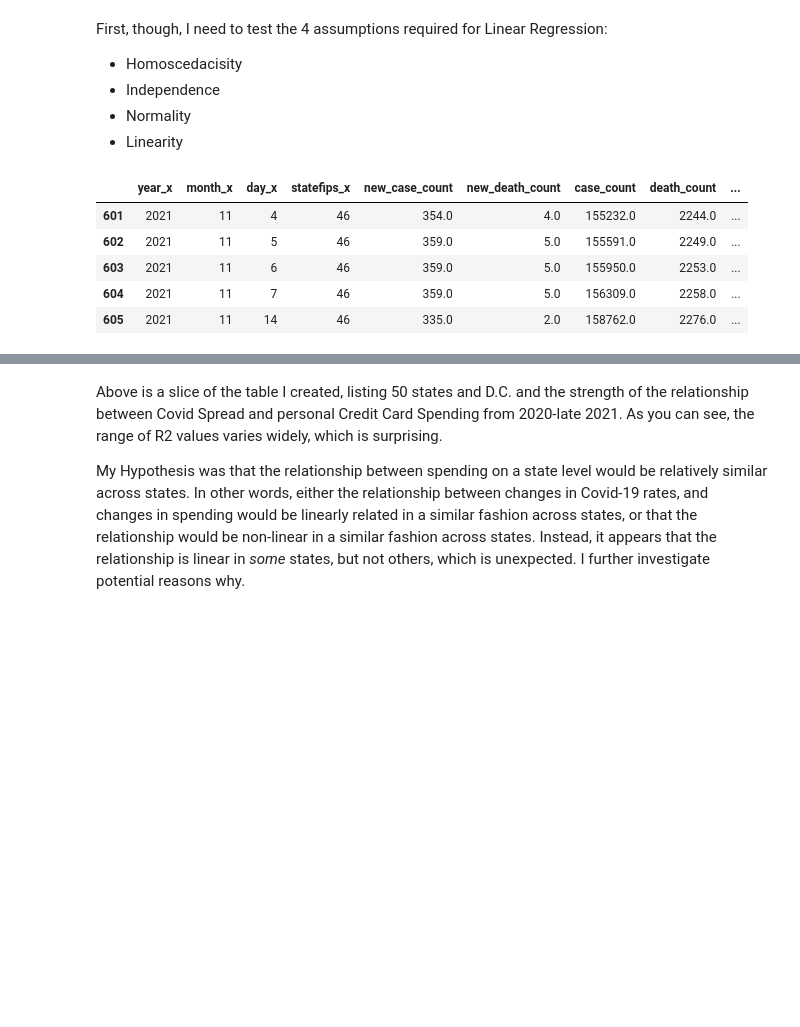
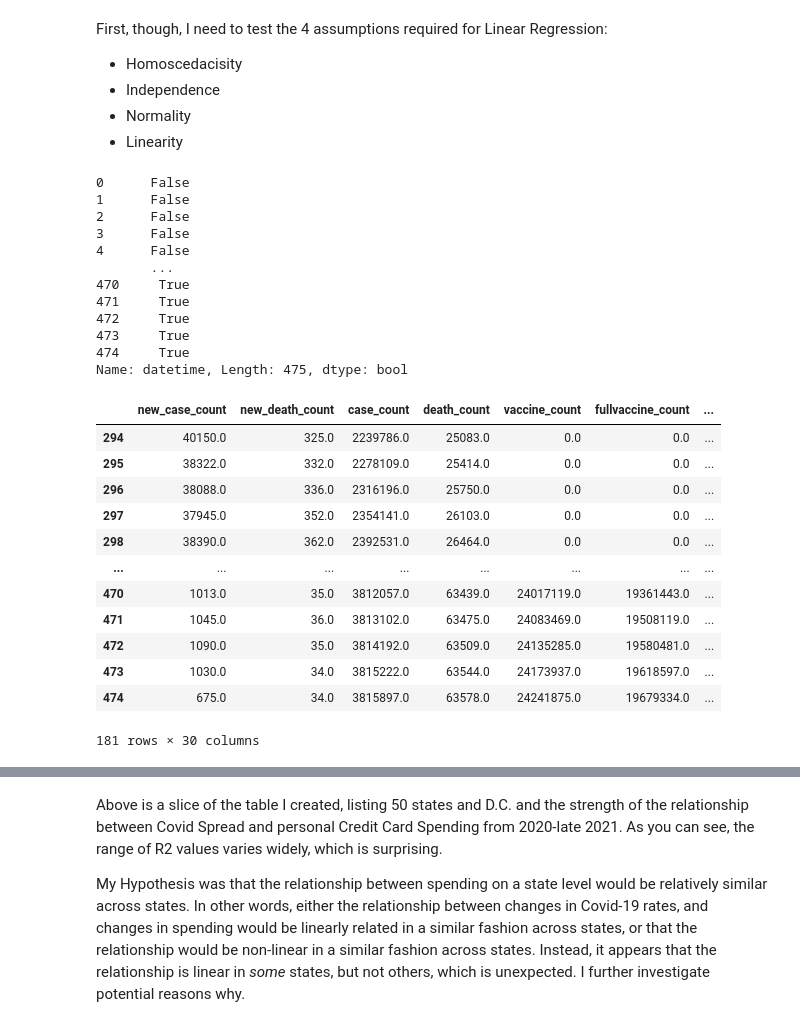
Before and after one commit to cjohnsoncruz/covid_spread_and_business_revenue, a Jupyter notebook: Quantifying_how_Covid_Case_Rates_affect_Business_Revenue.ipynb, the cells around one changed output, grey strips where cells are left out. Saved outputs shown, nothing was run; the diff lists cells and outputs as text; code cells hidden in the pictures; blank space fills up the shorter version.

```diff
--- a/Quantifying_how_Covid_Case_Rates_affect_Business_Revenue.ipynb
+++ b/Quantifying_how_Covid_Case_Rates_affect_Business_Revenue.ipynb
@@ -338,20 +310,3 @@ First, though, I need to test the 4 assumptions required for Linear Regression:
 # %%
 #assumption 2: independence
 #assumption 4: linearity
-# %%
-# to make sure that the dates line up, you need to do an inner join to take the matching days of the predicted variable, and the predictor variable dataframes
-join_covid_spending_revenue_df = dict() #this si a dict where every key (equal to state name) will refer to 1 df
-
-for state in all_state_names:
-    #join_covid_spending_revenue_df[state] = covid_rate_per_state.set_index('datetime')
-    #join_covid_spending_revenue_df[state] = pd.concat(covid_rate_per_state.loc[covid_rate_per_state['state']==state, :], spending_per_state.loc[ spending_per_state['state']==state,:], how = 'inner', left_index = True, right_on = 'datetime')
-    join_covid_spending_revenue_df[state] = pd.merge(covid_rate_per_state.loc[covid_rate_per_state['state']==state, :], spending_per_state.loc[ spending_per_state['state']==state,:], how = 'inner', on = 'datetime')
-
-join_covid_spending_revenue_df[state].tail()
-# %% [output]
-|  | year_x | month_x | day_x | statefips_x | new_case_count | new_death_count | case_count | death_count | ... |
-| 601 | 2021 | 11 | 4 | 46 | 354.0 | 4.0 | 155232.0 | 2244.0 | ... |
-| 602 | 2021 | 11 | 5 | 46 | 359.0 | 5.0 | 155591.0 | 2249.0 | ... |
-| 603 | 2021 | 11 | 6 | 46 | 359.0 | 5.0 | 155950.0 | 2253.0 | ... |
-| 604 | 2021 | 11 | 7 | 46 | 359.0 | 5.0 | 156309.0 | 2258.0 | ... |
-| 605 | 2021 | 11 | 14 | 46 | 335.0 | 2.0 | 158762.0 | 2276.0 | ... |
@@ -358 +331,33 @@ join_covid_spending_revenue_df[state].tail()
+# %%
+#wortkign on datatimeindex
+year_bool = (covid_rate_per_state.loc[:,'datetime'] > '2020-12-31')
+print(year_bool)
+
+covid_rate_per_state.loc[year_bool,:]
+# %% [output]
+0      False
+1      False
+2      False
+3      False
+4      False
+       ...
+470     True
+471     True
+472     True
+473     True
+474     True
+Name: datetime, Length: 475, dtype: bool
+|  | new_case_count | new_death_count | case_count | death_count | vaccine_count | fullvaccine_count | ... |
+| 294 | 40150.0 | 325.0 | 2239786.0 | 25083.0 | 0.0 | 0.0 | ... |
+| 295 | 38322.0 | 332.0 | 2278109.0 | 25414.0 | 0.0 | 0.0 | ... |
+| 296 | 38088.0 | 336.0 | 2316196.0 | 25750.0 | 0.0 | 0.0 | ... |
+| 297 | 37945.0 | 352.0 | 2354141.0 | 26103.0 | 0.0 | 0.0 | ... |
+| 298 | 38390.0 | 362.0 | 2392531.0 | 26464.0 | 0.0 | 0.0 | ... |
+| ... | ... | ... | ... | ... | ... | ... | ... |
+| 470 | 1013.0 | 35.0 | 3812057.0 | 63439.0 | 24017119.0 | 19361443.0 | ... |
+| 471 | 1045.0 | 36.0 | 3813102.0 | 63475.0 | 24083469.0 | 19508119.0 | ... |
+| 472 | 1090.0 | 35.0 | 3814192.0 | 63509.0 | 24135285.0 | 19580481.0 | ... |
+| 473 | 1030.0 | 34.0 | 3815222.0 | 63544.0 | 24173937.0 | 19618597.0 | ... |
+| 474 | 675.0 | 34.0 | 3815897.0 | 63578.0 | 24241875.0 | 19679334.0 | ... |
+181 rows × 30 columns
 # %%
```
Also changed, not shown: parts of 20 cells of this notebook.
